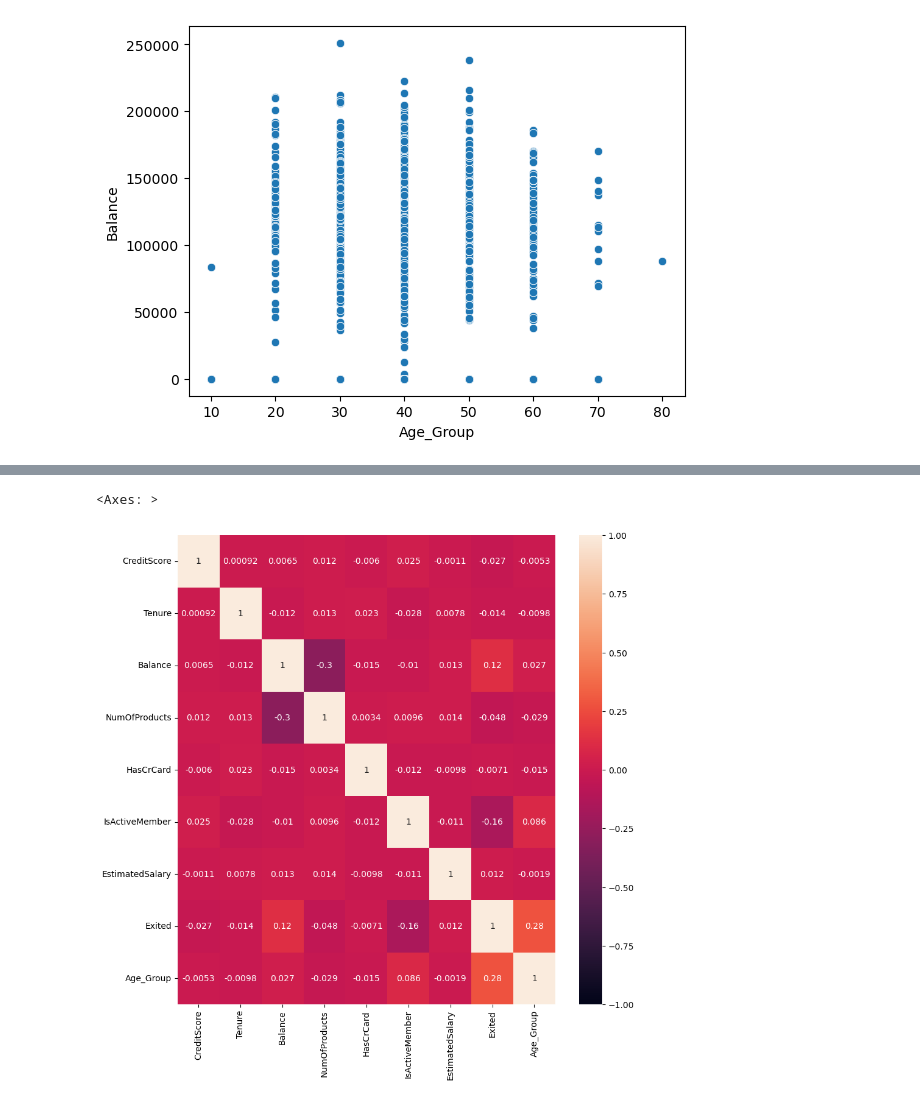
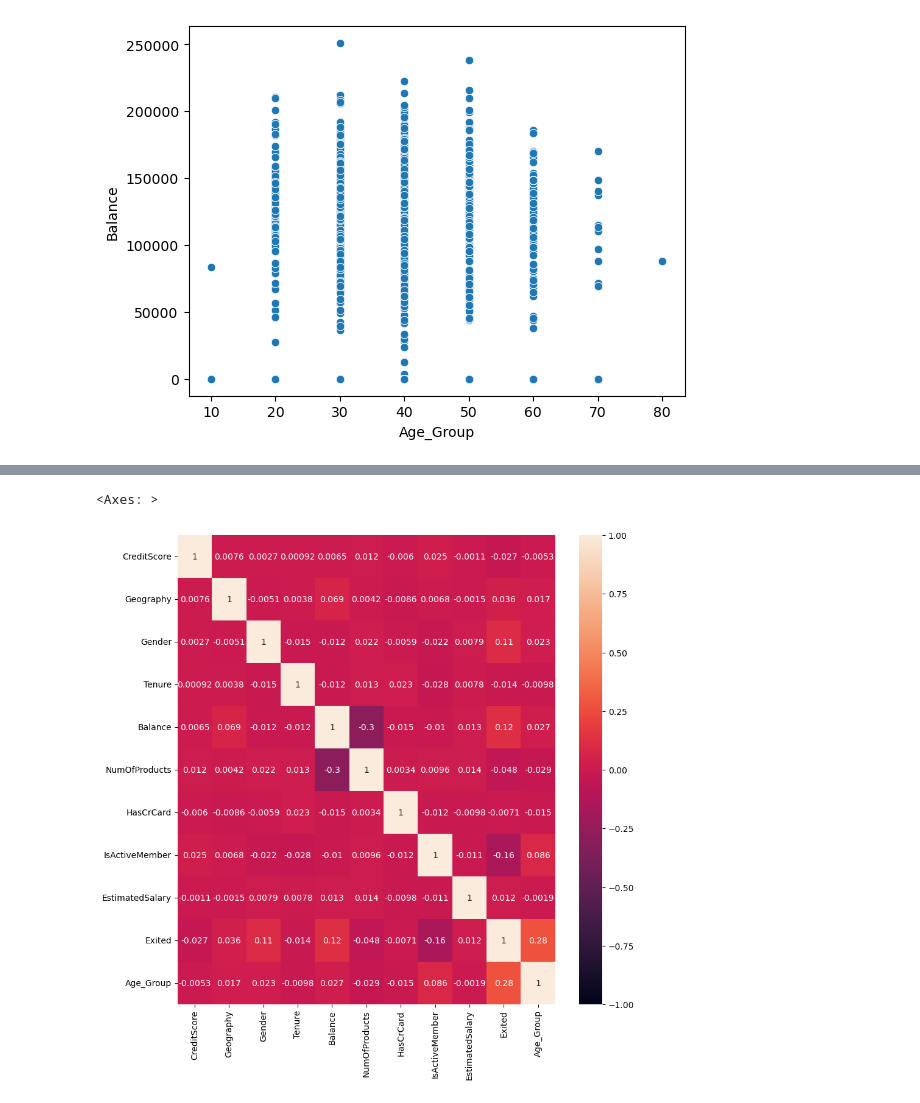
Before and after one commit to cookieeyoung/ML-project1, a Jupyter notebook: ml.ipynb, the cells around one changed output, grey strips where cells are left out. Drawn from its saved outputs; the diff is of its cells as text; code cells hidden in the pictures.

```diff
--- a/ml.ipynb
+++ b/ml.ipynb
@@ -133,3 +119,24 @@ sns.scatterplot(data=exit_data, x='Age_Group', y='Balance')
 # %% [output]
 <Axes: xlabel='Age_Group', ylabel='Balance'>
 [figure]
+# %%
+# 성별, 국가 범주형 변수에서 수치형 변수로 인코딩 시작
+
+def get_gender(x):
+    if x == 'Female':
+        return 1
+    else:
+        return 0
+
+def get_geography(x):
+    if x == 'France':
+        return 1
+    elif x == 'Germany':
+        return 2
+    else:
+        return 3
+
+new_data['Gender'] = new_data['Gender'].apply(get_gender)
+new_data['Geography'] = new_data['Geography'].apply(get_geography)
+
+new_data
@@ -136,12 +158,12 @@ sns.scatterplot(data=exit_data, x='Age_Group', y='Balance')
 # %%
 # 목표변수, 범주형 자료 제외하고 변수 간 상관관계 확인, heatmap 사용 : 수치형 자료 사이에는 큰 상관관계 존재 X
 
-int_data = new_data.drop(columns=['CustomerId', 'Surname', 'Geography', 'Gender', 'Age'])
+int_data = new_data.drop(columns=['CustomerId', 'Surname', 'Age'])
 int_data.corr(method='pearson')
 
 import seaborn as sb
 plt.figure(figsize=(10,10))
 sb.heatmap(int_data.corr(), annot=True, vmin=-1, vmax=1)
 # %% [output]
 <Axes: >
-[figure, old version]
+[figure, new version]
```
Also changed, not shown: parts of 10 cells of this notebook, 1 other file.
